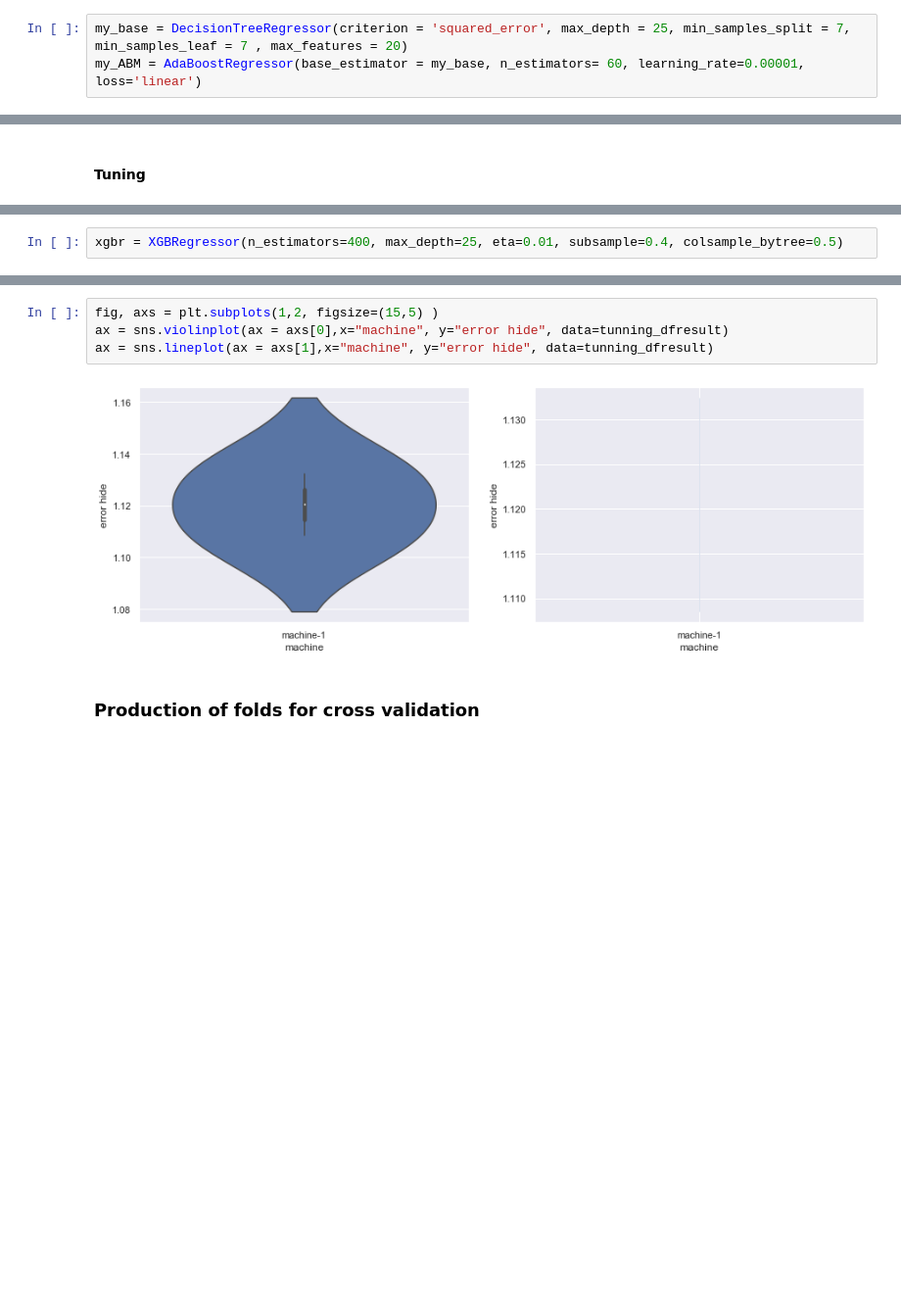
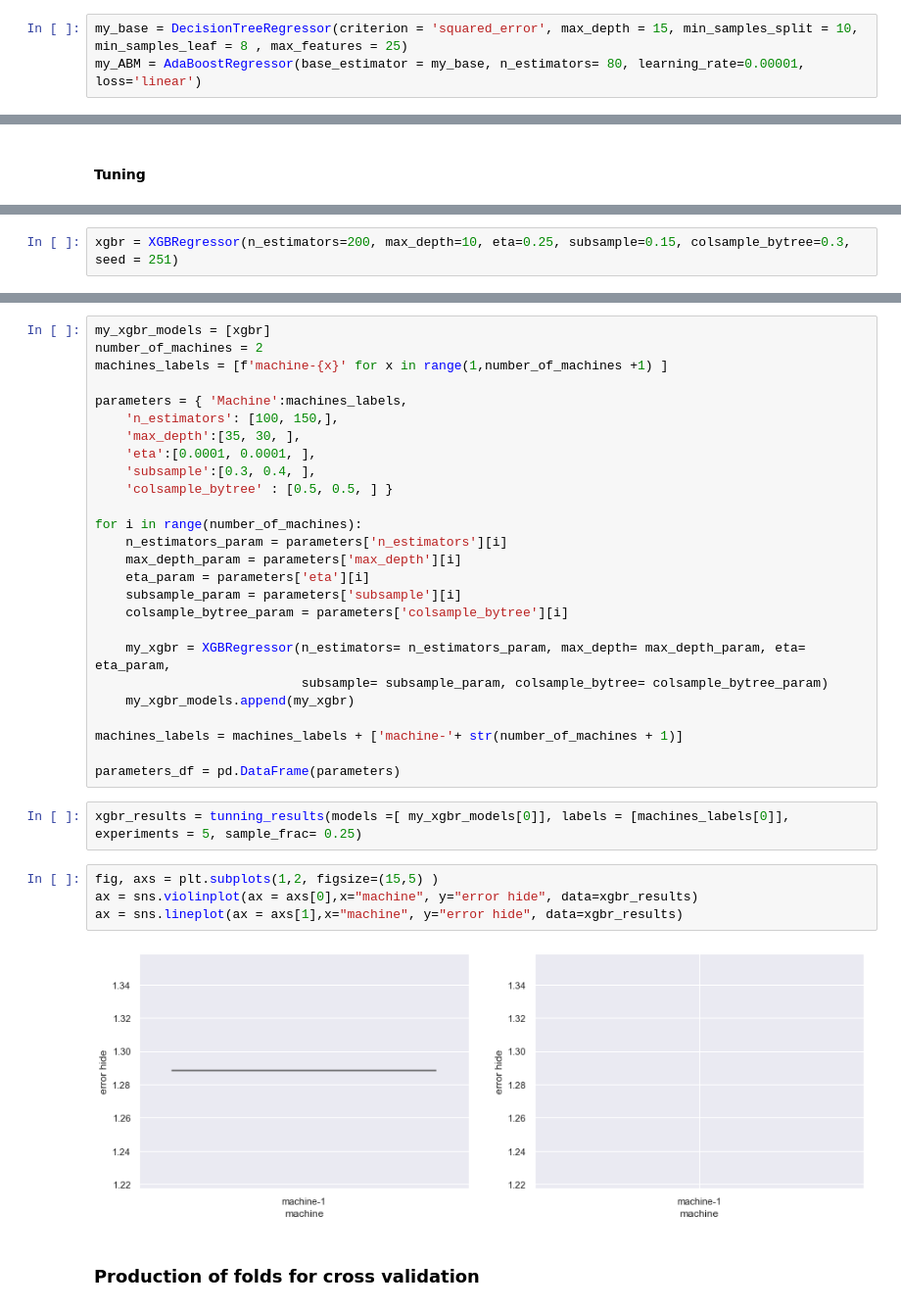
Before and after one commit to miguelmayhem92/Predict_Future_Sales, a Jupyter notebook: PFS_FE_MLM_P2.ipynb, the cells around one changed output, grey strips where cells are left out. Shown at 98% size. Drawn from its saved outputs; the diff is of its cells as text; blank space fills up the shorter version.

```diff
--- a/PFS_FE_MLM_P2.ipynb
+++ b/PFS_FE_MLM_P2.ipynb
@@ -992,8 +992,8 @@ train_scaled_sampled.shape
 X_train = train_scaled_sampled[final_features]
 Y_train = train_scaled_sampled[my_target]
 # %%
-my_base = DecisionTreeRegressor(criterion = 'squared_error', max_depth = 25, min_samples_split = 7, min_samples_leaf = 7 , max_features = 20)
-my_ABM = AdaBoostRegressor(base_estimator = my_base, n_estimators= 60, learning_rate=0.00001, loss='linear')
+my_base = DecisionTreeRegressor(criterion = 'squared_error', max_depth = 15, min_samples_split = 10, min_samples_leaf = 8 , max_features = 25)
+my_ABM = AdaBoostRegressor(base_estimator = my_base, n_estimators= 80, learning_rate=0.00001, loss='linear')
 # %%
 %%time
 my_ABM.fit(X_train, Y_train)
@@ -1185,2 +1189,2 @@ ax = sns.lineplot(ax = axs[1],x="machine", y="error hide", data=tunning_dfresult
 # %%
-xgbr = XGBRegressor(n_estimators=400, max_depth=25, eta=0.01, subsample=0.4, colsample_bytree=0.5)
+xgbr = XGBRegressor(n_estimators=200, max_depth=10, eta=0.25, subsample=0.15, colsample_bytree=0.3, seed = 251)
@@ -1225,9 +1191,37 @@ tunning_dfresult = pd.DataFrame(dict_results)
+# %%
+my_xgbr_models = [xgbr]
+number_of_machines = 2
+machines_labels = [f'machine-{x}' for x in range(1,number_of_machines +1) ]
+
+parameters = { 'Machine':machines_labels,
+    'n_estimators': [100, 150,],
+    'max_depth':[35, 30, ],
+    'eta':[0.0001, 0.0001, ],
+    'subsample':[0.3, 0.4, ],
+    'colsample_bytree' : [0.5, 0.5, ] }
+
+for i in range(number_of_machines):
+    n_estimators_param = parameters['n_estimators'][i]
+    max_depth_param = parameters['max_depth'][i]
+    eta_param = parameters['eta'][i]
+    subsample_param = parameters['subsample'][i]
+    colsample_bytree_param = parameters['colsample_bytree'][i]
+
+    my_xgbr = XGBRegressor(n_estimators= n_estimators_param, max_depth= max_depth_param, eta= eta_param,
+                           subsample= subsample_param, colsample_bytree= colsample_bytree_param)
+    my_xgbr_models.append(my_xgbr)
+
+machines_labels = machines_labels + ['machine-'+ str(number_of_machines + 1)]
+
+parameters_df = pd.DataFrame(parameters)
+# %%
+xgbr_results = tunning_results(models =[ my_xgbr_models[0]], labels = [machines_labels[0]], experiments = 5, sample_frac= 0.25)
 # %%
 fig, axs = plt.subplots(1,2, figsize=(15,5) )
-ax = sns.violinplot(ax = axs[0],x="machine", y="error hide", data=tunning_dfresult)
-ax = sns.lineplot(ax = axs[1],x="machine", y="error hide", data=tunning_dfresult)
+ax = sns.violinplot(ax = axs[0],x="machine", y="error hide", data=xgbr_results)
+ax = sns.lineplot(ax = axs[1],x="machine", y="error hide", data=xgbr_results)
 # %% [output]
-[figure, old version]
+[figure, new version]
 # %% [markdown]
 ### Production of folds for cross validation
 # %%
```
Also changed, not shown: parts of 33 cells of this notebook.
